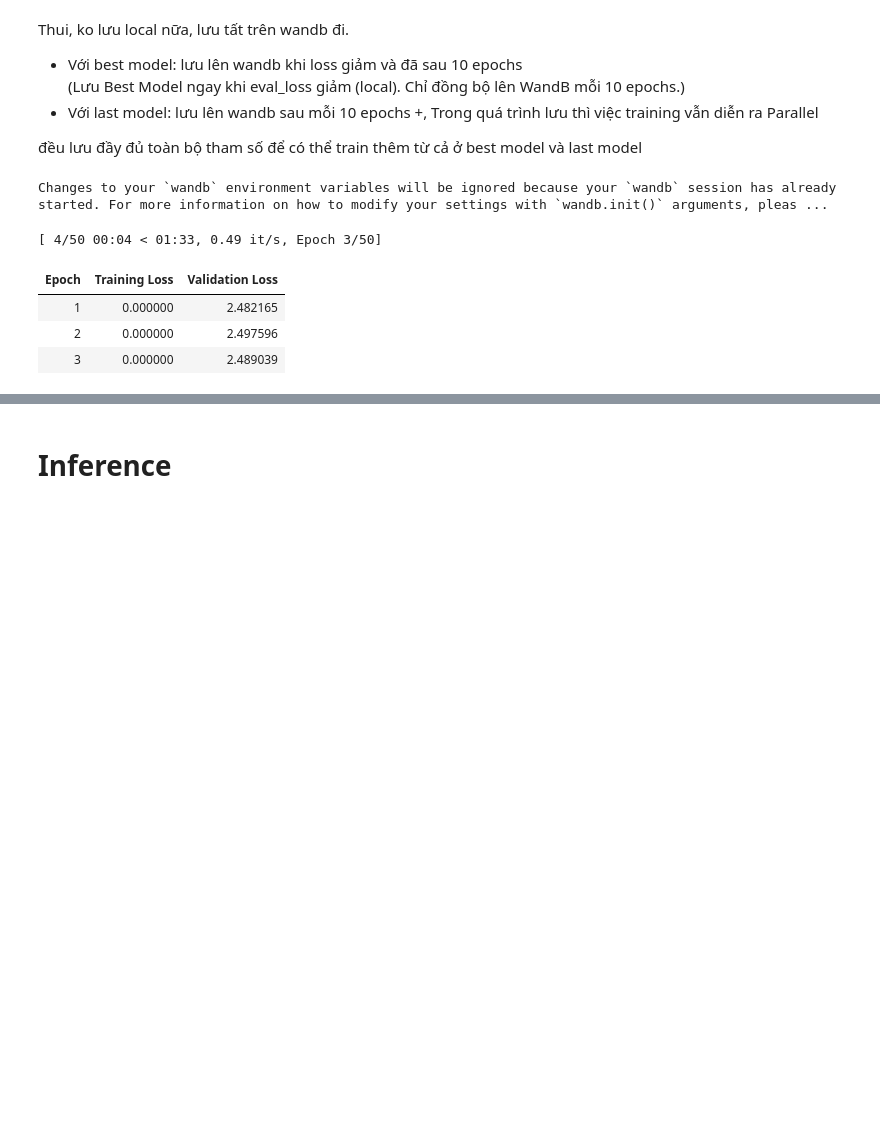
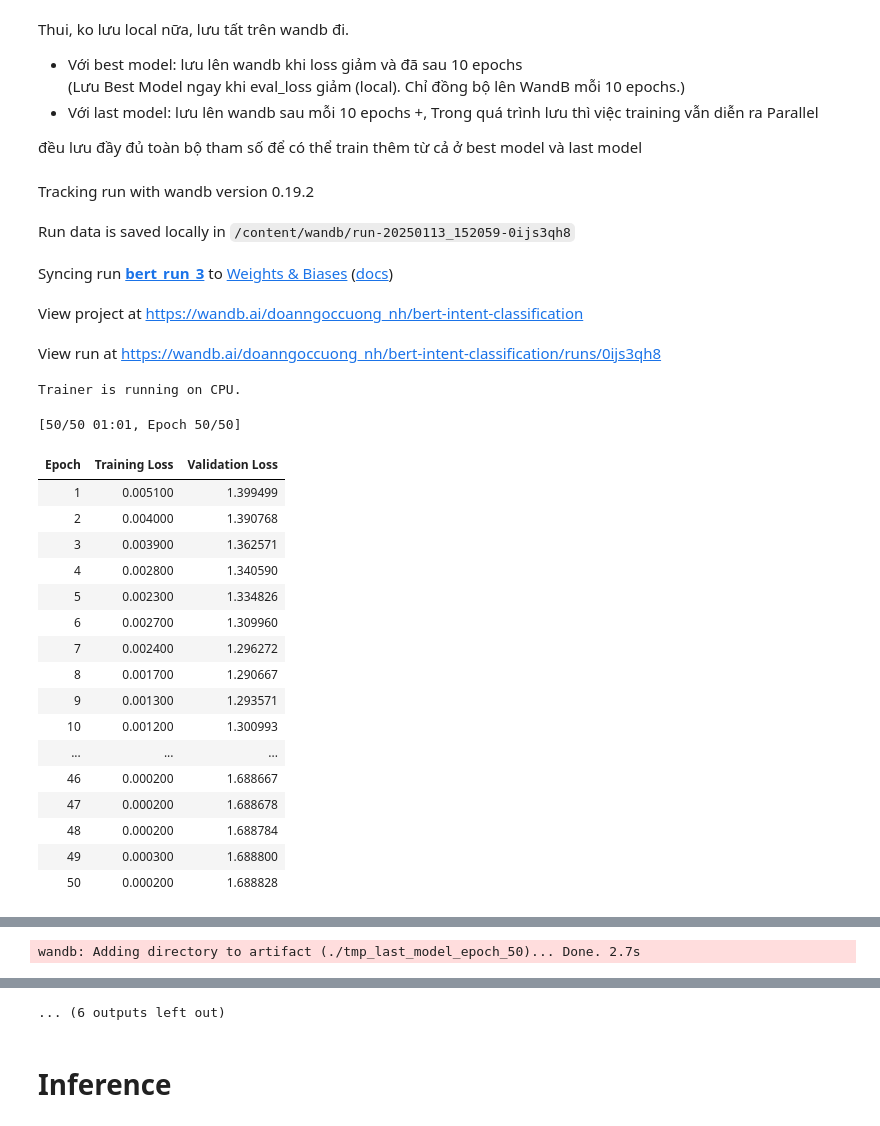
Before and after one commit to DoanNgocCuong/MiniProd_NLP2_IntentClassification_MappingFastResponse_T1_2025_StepUpEducation, a Jupyter notebook: src/colab_v1.2.4_SaveBestLastModelWandb.ipynb, the cells around one changed output, grey strips where cells are left out. Saved outputs shown, nothing was run; the diff lists cells and outputs as text; code cells hidden in the pictures; blank space fills up the shorter version.

```diff
--- a/src/colab_v1.2.4_SaveBestLastModelWandb.ipynb
+++ b/src/colab_v1.2.4_SaveBestLastModelWandb.ipynb
@@ -665,11 +729,16 @@ import time
 class TrainerCustom(Trainer):
     def __init__(self, *args, save_every_n_epochs=10, **kwargs):
         super().__init__(*args, **kwargs)
+        if torch.cuda.is_available():
+            print(f"Trainer is running on GPU: {torch.cuda.get_device_name(torch.cuda.current_device())}")
+        else:
+            print("Trainer is running on CPU.")
+
         self.best_eval_loss = float("inf")  # Giá trị loss tốt nhất ban đầu
         self.save_every_n_epochs = save_every_n_epochs  # Tần suất lưu lên WandB
         self.best_model_info = {"epoch": None, "loss": None}
         self.last_saved_epoch = 0  # Epoch cuối cùng đã lưu Best Model và Last Model
-        self.executor = ThreadPoolExecutor(max_workers=2)  # Cho phép tối đa 2 luồng song song
+        self.executor = ThreadPoolExecutor(max_workers=3)  # Cho phép tối đa 2 luồng song song
 
     def compute_loss(self, model, inputs, return_outputs=False, **kwargs):
         """
@@ -708,27 +777,38 @@ class TrainerCustom(Trainer):
         """
         def save():
             start_time = time.time()
-            # Lưu mô hình vào thư mục tạm (local)
             try:
+                # Xóa tất cả các thư mục tmp_best_model_ trước đó
+                for folder in os.listdir("."):
+                    if folder.startswith("tmp_best_model_epoch_") and folder != model_dir:
+                        shutil.rmtree(folder, ignore_errors=True)
+                        print(f"Removed old temporary directory: {folder}")
+
+                # Lưu mô hình vào thư mục tạm
                 self.save_model(model_dir)
+
+                # Đồng bộ lên WandB
+                artifact = wandb.Artifact(artifact_name, type="model")
+                artifact.add_dir(model_dir)
+                if metadata:
+                    artifact.metadata = metadata
+                wandb.log_artifact(artifact)
             except Exception as e:
-                print(f"Error saving model to {model_dir}: {e}")
-                return
+                print(f"Error during saving or syncing model {artifact_name}: {e}")
+            finally:
+                # Xóa thư mục tạm hiện tại sau khi đồng bộ
+                try:
+                    shutil.rmtree(model_dir, ignore_errors=True)
+                    print(f"Successfully removed temporary directory: {model_dir}")
+                except Exception as e:
+                    print(f"Error removing temporary directory {model_dir}: {e}")
 
-            # Đồng bộ mô hình lên WandB
-            artifact = wandb.Artifact(artifact_name, type="model")
-            artifact.add_dir(model_dir)
-            if metadata:
-                artifact.metadata = metadata
-            wandb.log_artifact(artifact)
-
-            # Xóa thư mục tạm
-            shutil.rmtree(model_dir, ignore_errors=True)
             elapsed_time = time.time() - start_time
             print(f"Model saved and uploaded to WandB: {artifact_name} in {elapsed_time:.2f} seconds")
 
-        # Gửi toàn bộ quy trình lưu vào luồng song song
         self.executor.submit(save)
+
+
 
 
     def evaluate(self, eval_dataset=None, ignore_keys=None, metric_key_prefix: str = "eval"):
@@ -784,6 +864,8 @@ class TrainerCustom(Trainer):
 
         # Sau mỗi epoch, lưu Last Model lên WandB
         self.save_last_model()
+        # Chờ tất cả các luồng lưu hoàn thành trước khi kết thúc
+        self.executor.shutdown(wait=True)
 
         return result
 
@@ -803,35 +885,53 @@ training_args = TrainingArguments(
     save_strategy="no",          # Lưu trọng số sau mỗi epoch
     save_total_limit=3,
     label_names = ["labels"],
     report_to="wandb",
     run_name="bert_run_3"
 )
 
 
 import wandb
 
 # Khởi tạo wandb
 wandb.init(
     project="bert-intent-classification",  # Tên dự án
     name="bert_run_3"                     # Tên phiên chạy
 )
 
 
 trainer = TrainerCustom(
     model=model,
     args=training_args,
     train_dataset=sample_train_dataset,
     eval_dataset=sample_test_dataset,
     data_collator=collate_fn,
     save_every_n_epochs=10  # Lưu Best Model và Last Model mỗi 10 epochs
 )
 
 trainer.train()
 wandb.finish()
 # %% [output]
+Tracking run with wandb version 0.19.2
+Run data is saved locally in /content/wandb/run-20250113_152059-0ijs3qh8
+Syncing run bert_run_3 to Weights & Biases (docs)
+View project at https://wandb.ai/doanngoccuong_nh/bert-intent-classification
+View run at https://wandb.ai/doanngoccuong_nh/bert-intent-classification/runs/0ijs3qh8
-Changes to your `wandb` environment variables will be ignored because your `wandb` session has already started. For more information on how to modify your settings with `wandb.init()` arguments, pleas ...
+Trainer is running on CPU.
-[ 4/50 00:04 < 01:33, 0.49 it/s, Epoch 3/50]
+[50/50 01:01, Epoch 50/50]
 | Epoch | Training Loss | Validation Loss |
-| 1 | 0.000000 | 2.482165 |
-| 2 | 0.000000 | 2.497596 |
-| 3 | 0.000000 | 2.489039 |
+| 1 | 0.005100 | 1.399499 |
+| 2 | 0.004000 | 1.390768 |
+| 3 | 0.003900 | 1.362571 |
+| 4 | 0.002800 | 1.340590 |
+| 5 | 0.002300 | 1.334826 |
+| 6 | 0.002700 | 1.309960 |
+| 7 | 0.002400 | 1.296272 |
+| 8 | 0.001700 | 1.290667 |
+| 9 | 0.001300 | 1.293571 |
+| 10 | 0.001200 | 1.300993 |
+| ... | ... | ... |
+| 46 | 0.000200 | 1.688667 |
+| 47 | 0.000200 | 1.688678 |
+| 48 | 0.000200 | 1.688784 |
+| 49 | 0.000300 | 1.688800 |
+| 50 | 0.000200 | 1.688828 |
@@ -838,0 +955 @@ New best eval_loss: 2.4821650981903076
+wandb: Adding directory to artifact (./tmp_last_model_epoch_50)... Done. 2.7s
@@ -839,3 +959,4 @@ New best eval_loss: 2.4821650981903076
+... (6 outputs left out)
 # %%
 # Bước 9: Đánh giá trên tập kiểm tra
 trainer.evaluate()
```
Also changed, not shown: parts of 9 cells of this notebook.
